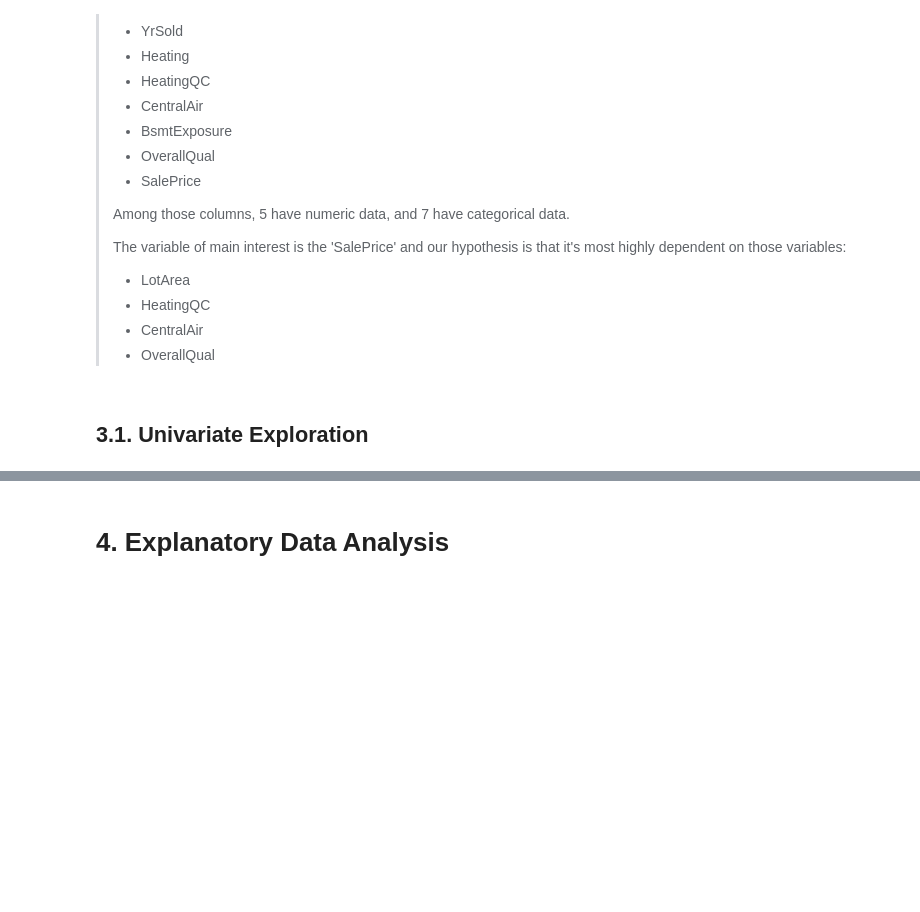
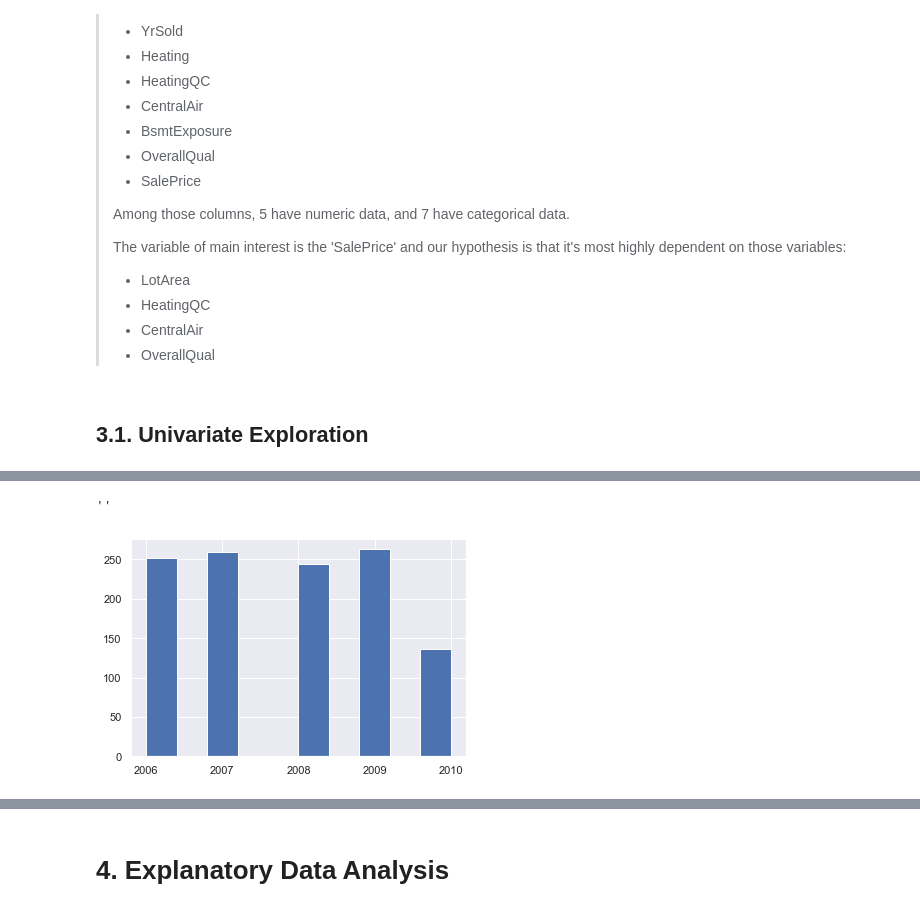
Before and after one commit to Moaaz-Mahmoud/Third-Year-Electrical-Testing-3A, a Jupyter notebook: class-3-data_analysis_and_ml/house-pricing/src.ipynb, the cells around one changed output, grey strips where cells are left out. Saved outputs shown, nothing was run; the diff lists cells and outputs as text; code cells hidden in the pictures; blank space fills up the shorter version.

```diff
--- a/class-3-data_analysis_and_ml/house-pricing/src.ipynb
+++ b/class-3-data_analysis_and_ml/house-pricing/src.ipynb
@@ -308,0 +331,7 @@ memory usage: 117.2+ KB
+# %%
+plt.hist(data=df, x='YrSold')
+plt.xticks(np.arange(2006, 2010+1, 1))
+;
+# %% [output]
+''
+[figure, added]
```
Also changed, not shown: parts of 24 cells of this notebook.
